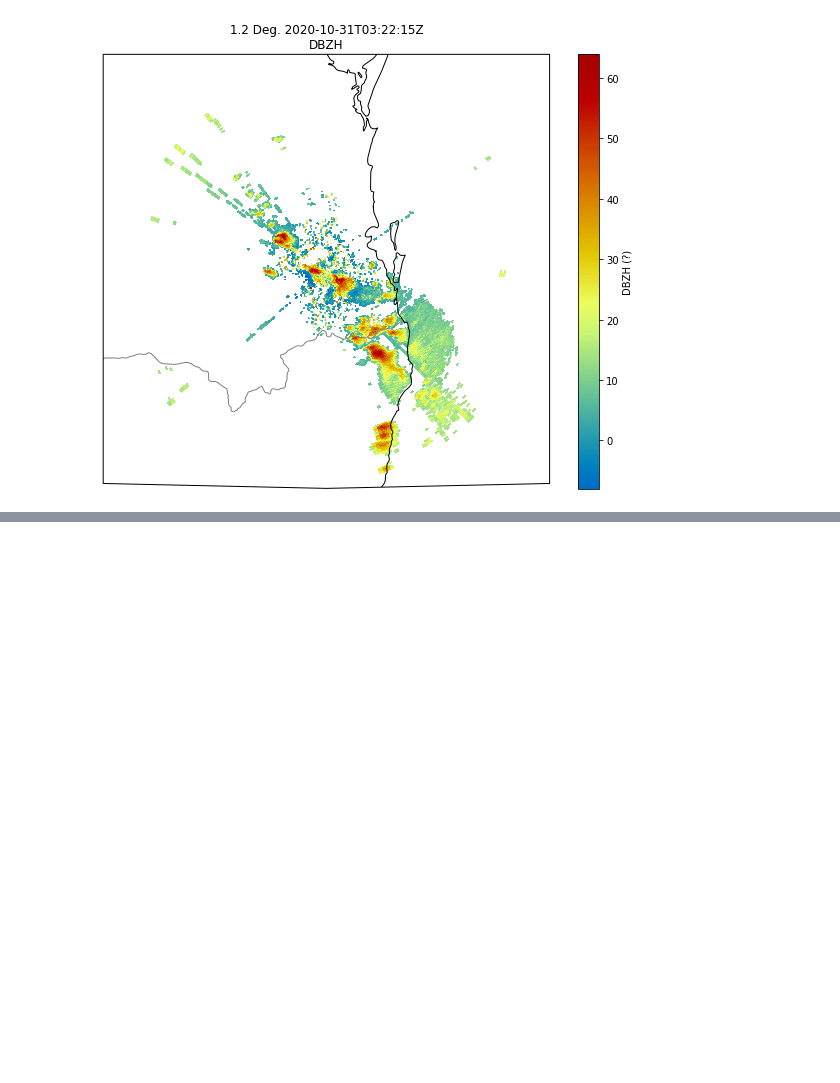
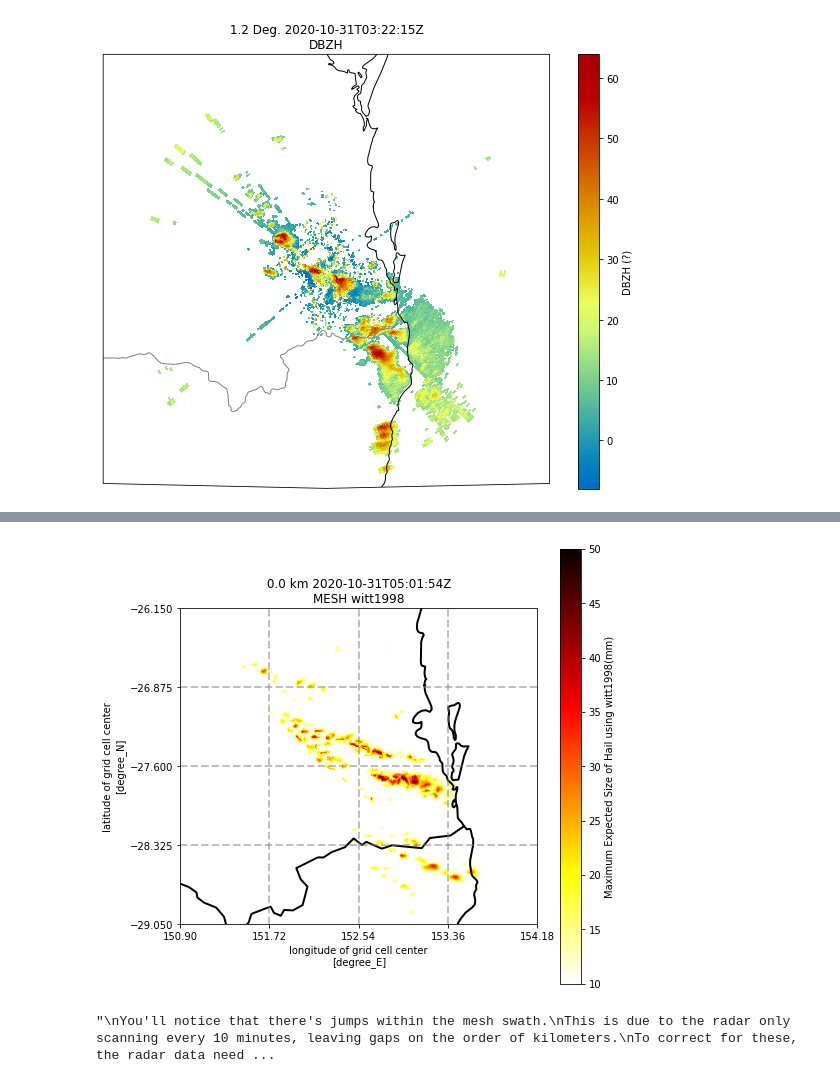
Before and after one commit to vlouf/AMOS_2021, a Jupyter notebook: 02 - Operational Network/operational_radar.ipynb, the cells around one changed output, grey strips where cells are left out. Saved outputs shown, nothing was run; the diff lists cells and outputs as text; code cells hidden in the pictures; blank space fills up the shorter version.

```diff
--- a/02 - Operational Network/operational_radar.ipynb
+++ b/02 - Operational Network/operational_radar.ipynb
@@ -146,2 +153,16 @@ for i in range(start_index, end_index+1):
+# %%
+# Now to plot the accumulate MESH field.
+# A short cut is to reinsert it into the grid object so we can use the pyart plotting functions
+
+#first, let's copy our mesh field from the last grid object generated
+grid.add_field('acc_mesh', grid.fields['mesh_witt1998'].copy(), replace_existing=True)
+grid.fields['acc_mesh']['data'][0,:,:] = acc_mesh
+
+grid_display = pyart.graph.GridMapDisplay(grid)
+fig = plt.figure(figsize=(8, 8))
+ax = plt.subplot(111, projection=ccrs.PlateCarree())
+grid_display.plot_grid('acc_mesh',0, vmin=10, vmax=50, cmap='hot_r', mask_outside=True)
+# %% [output]
+[figure, added]
 # %%
 #Finally, we can output the MESH field as a geotif for use in GIS software.
@@ -147,0 +170,17 @@ for i in range(start_index, end_index+1):
+# %%
+"""
+You'll notice that there's jumps within the mesh swath.
+This is due to the radar only scanning every 10 minutes, leaving gaps on the order of kilometers.
+To correct for these, the radar data needs to be interpolated down to 1 minute timesteps.
+To correctly advect the data between scans, packages exist which generate a motion field for the radar data (optical flow)
+The most commonly used package for this application is PyStep. Check it out!
+"""
+
+"""
+This same pipleine can be adapted to produce climatological analysis of rainfall, thunderstorms, cloud heights etc.
+Any gridded retrieval is suitable.
+"""
+
+#Possible exercise: Convert to ZR?
+# %% [output]
+"\nYou'll notice that there's jumps within the mesh swath.\nThis is due to the radar only scanning every 10 minutes, leaving gaps on the order of kilometers.\nTo correct for these, the radar data need ...
```
Also changed, not shown: parts of 5 cells of this notebook, 2 other files.
